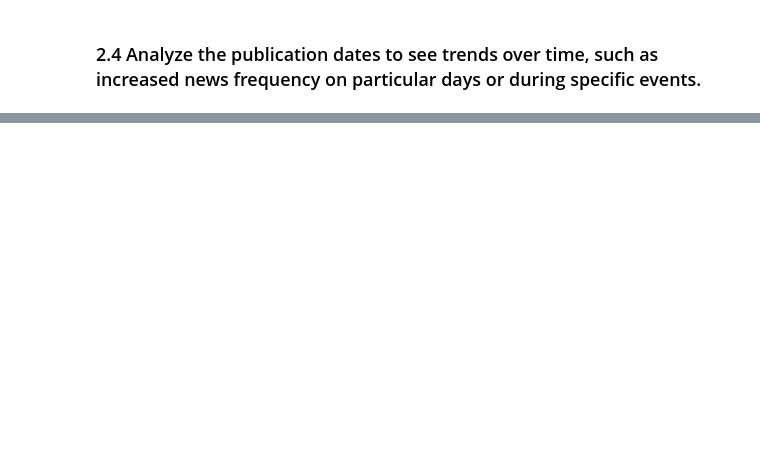
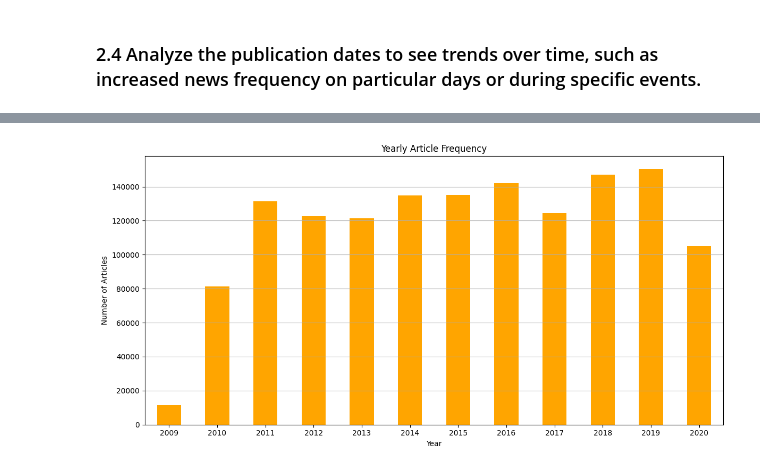
Before and after one commit to zereay74/Kaim-week-1, a Jupyter notebook: notebooks/week 1 task-1 notebook.ipynb, the cells around one changed output, grey strips where cells are left out. Cells and saved outputs as stored; diff of their text form; code cells hidden in the pictures; blank space fills up the shorter version.

```diff
--- a/notebooks/week 1 task-1 notebook.ipynb
+++ b/notebooks/week 1 task-1 notebook.ipynb
@@ -246,0 +199,13 @@ plt.show()
+# %%
+# Yearly trends
+plot_trends(
+    data=yearly_count,
+    title="Yearly Article Frequency",
+    x_label="Year",
+    y_label="Number of Articles",
+    plot_type='bar',
+    figsize=(12, 6),
+    color='orange'
+)
+# %% [output]
+[figure, added]
```
Also changed, not shown: parts of 41 cells of this notebook, 1 other file.
